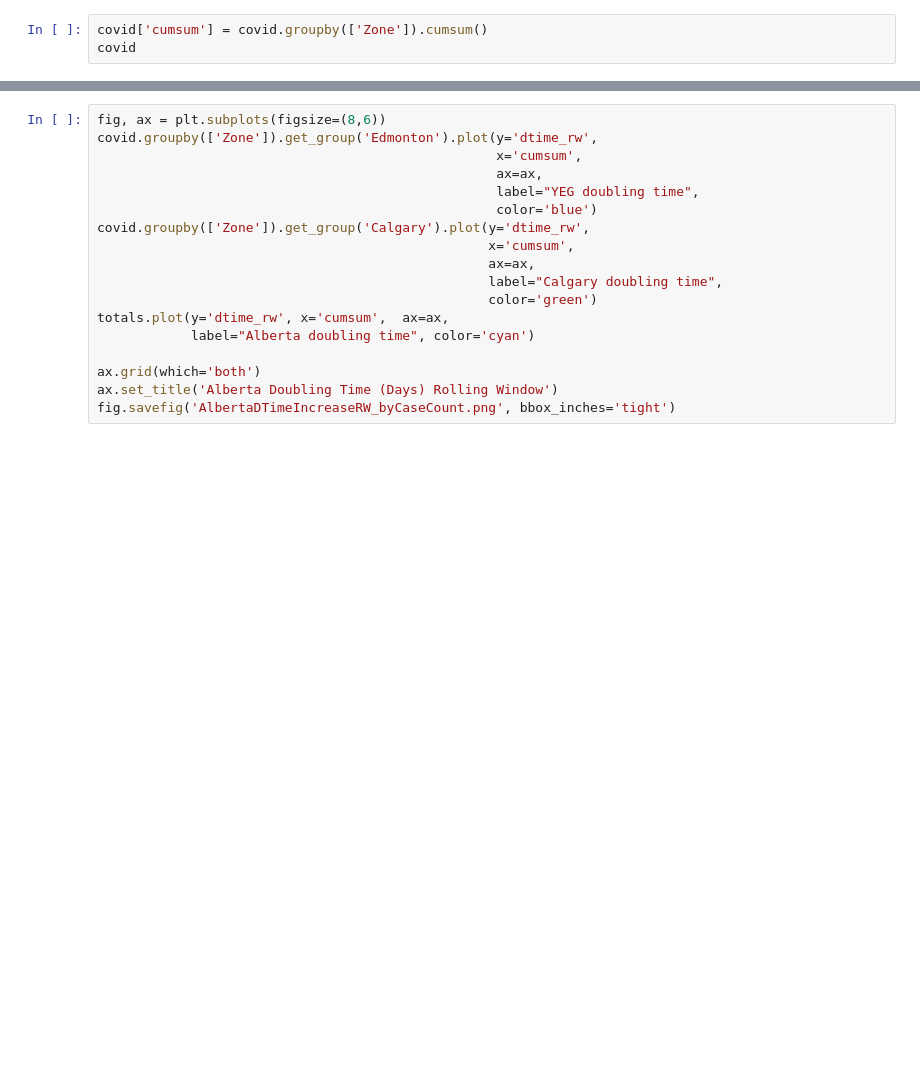
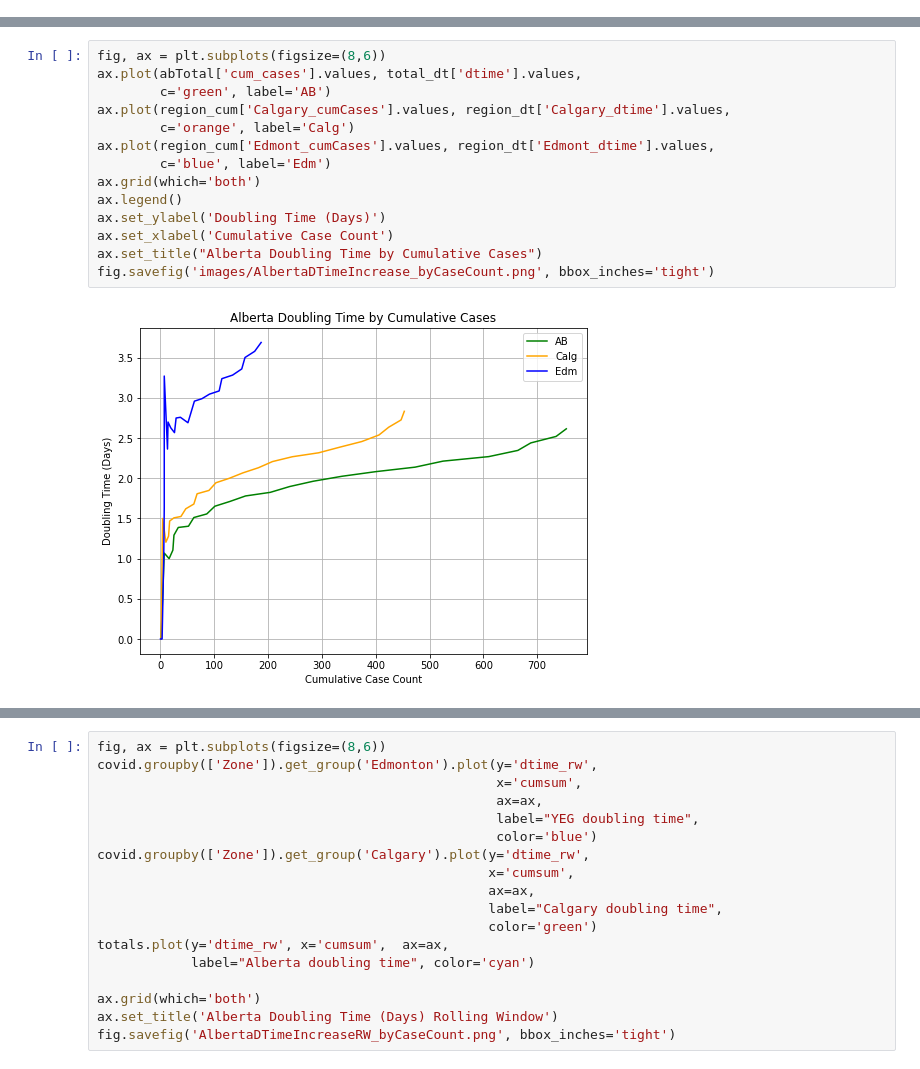
Before and after one commit to tyleracorn/covid_alberta, a Jupyter notebook: CovidAlberta.ipynb, the cells around one changed output, grey strips where cells are left out. Saved outputs shown, nothing was run; the diff lists cells and outputs as text; blank space fills up the shorter version.

```diff
--- a/CovidAlberta.ipynb
+++ b/CovidAlberta.ipynb
@@ -20,3 +5,0 @@ Index(['Date', 'Zone', 'New_Confirmed'], dtype='object')
-# %%
-covid['cumsum'] = covid.groupby(['Zone']).cumsum()
-covid
@@ -201,0 +162,16 @@ fig.savefig('AlbertaDTimeIncrease.png', bbox_inches='tight')
+# %%
+fig, ax = plt.subplots(figsize=(8,6))
+ax.plot(abTotal['cum_cases'].values, total_dt['dtime'].values,
+        c='green', label='AB')
+ax.plot(region_cum['Calgary_cumCases'].values, region_dt['Calgary_dtime'].values,
+        c='orange', label='Calg')
+ax.plot(region_cum['Edmont_cumCases'].values, region_dt['Edmont_dtime'].values,
+        c='blue', label='Edm')
+ax.grid(which='both')
+ax.legend()
+ax.set_ylabel('Doubling Time (Days)')
+ax.set_xlabel('Cumulative Case Count')
+ax.set_title("Alberta Doubling Time by Cumulative Cases")
+fig.savefig('images/AlbertaDTimeIncrease_byCaseCount.png', bbox_inches='tight')
+# %% [output]
+[figure, added]
```
Also changed, not shown: parts of 20 cells of this notebook, 6 other files.
